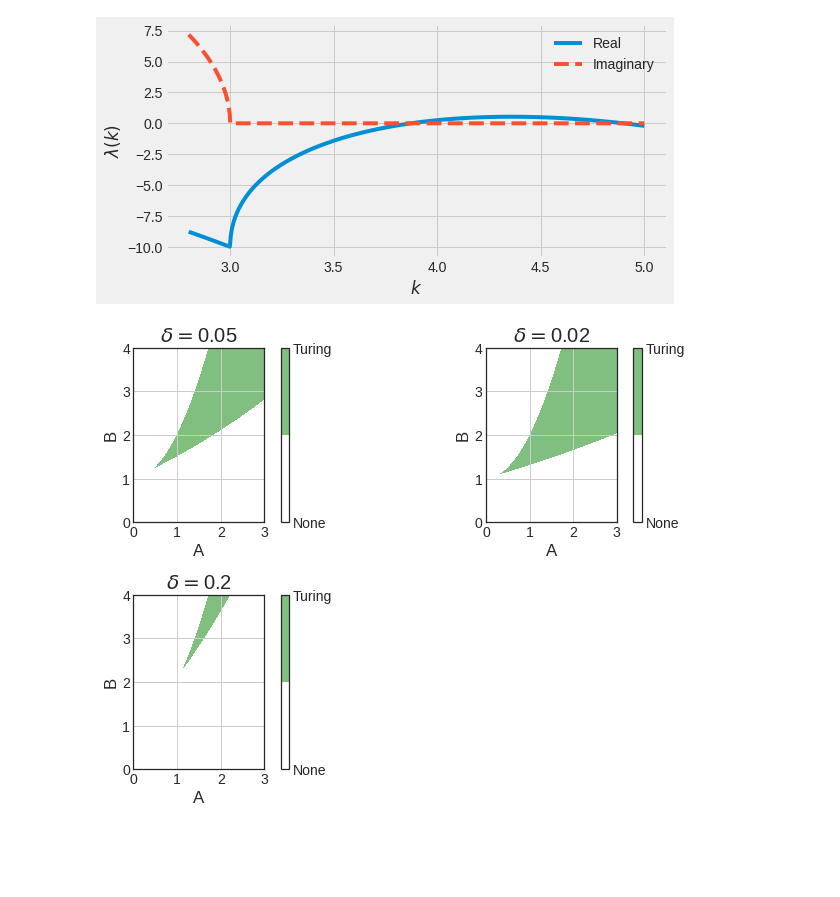
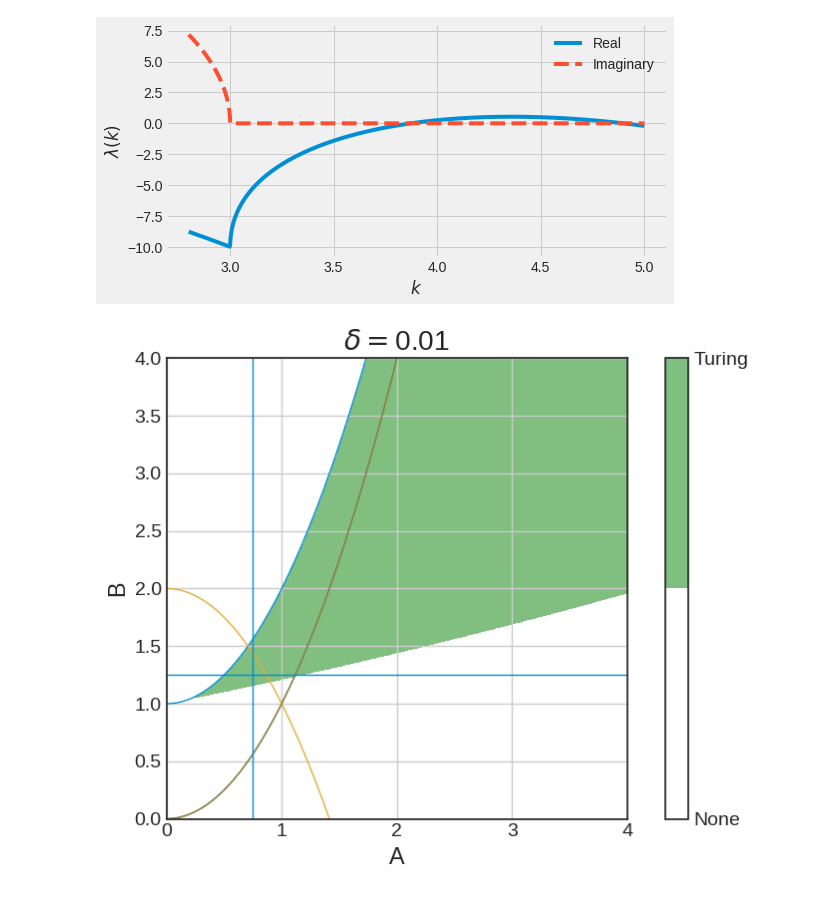
Before and after one commit to rpazuki/morpho_repo, a Jupyter notebook: amplitude_method/PDE_linear_stability.ipynb, the cells around one changed output. Saved outputs shown, nothing was run; the diff lists cells and outputs as text; code cells hidden in the pictures; blank space fills up the shorter version.

```diff
--- a/amplitude_method/PDE_linear_stability.ipynb
+++ b/amplitude_method/PDE_linear_stability.ipynb
@@ -819,7 +819,7 @@ plt.show()
 [figure]
 # %%
 # Create a meshgrid [-4, 4]x[-2, 4] for (A, B) domain
-L_A = 3
+L_A = 4
 L_B = 4
 A_size = 800
 B_size = 800
@@ -827,37 +827,48 @@ A_axis = L_A * np.linspace(0, 1, A_size)
 B_axis = L_B * np.linspace(0, 1, B_size)
 A_grid, B_grid = np.meshgrid(A_axis, B_axis, sparse=False)
 
-δ_values = np.array([0.002/0.04, 0.001/0.05, 0.002/0.01])
+δ_values = np.array([0.01])
 # Plotting
-fig = plt.figure(figsize=(10,10))
+fig = plt.figure(figsize=(16,16))
 plt.style.use('seaborn-white')
 
 for i, δ_val in enumerate(δ_values):
     ax = fig.add_subplot(3, 2, i+1)
     ax.set_title(r"$\delta=$" f"{δ_val}")
     # Numerically calculate the values of the conditions
     domain = cond_3_f(A_grid , B_grid, δ_val)
     domain[domain > 0] = True
     domain[domain <= 0] = False
     #
     domain2 = cond_4_f(A_grid , B_grid, δ_val)
     domain2[domain2 > 0] = True
     domain2[domain2 <= 0] = False
     #
     domain_intersect = np.bool8(domain) & np.bool8(domain2)
     #
     domain3 = cond_1_f(A_grid , B_grid)
     domain3[domain3 >= 0] = False
     domain3[domain3 < 0] = True
     domain_intersect = domain_intersect & np.bool8(domain3)
     # plot the domain by using zero as the levelset
     plot_two_levels(ax, np.float16(domain_intersect),
                     [0, L_A, 0, L_B],
                     "A", "B",
                     0,
-                    ['None', 'Turing'])
+                    ['None', 'Turing'],
+                    aspect=1)
+
+    plt.plot(A_axis, A_axis**2 + 1, linewidth=1)
+    #plt.plot(A_axis, A_axis**2 + δ_val, linewidth=1)
+    #plt.plot(A_axis, 2 - A_axis**2, linewidth=1)
+    plt.plot(A_axis, A_axis**2 + 0.001, linewidth=1)
+    plt.plot(A_axis, 1 +1 - A_axis**2, linewidth=1)
+    plt.plot(A_axis, A_axis**2, linewidth=1)
+    plt.vlines(.75, 0, 4, linewidth=1)
+    plt.hlines(1.25, 0, 4, linewidth=1)
+    plt.ylim(0, 4)
 
 plt.tight_layout()
 plt.show()
 # %% [output]
-[figure, old version]
+[figure, new version]
```
Also changed, not shown: parts of 12 cells of this notebook, 13 other files.
